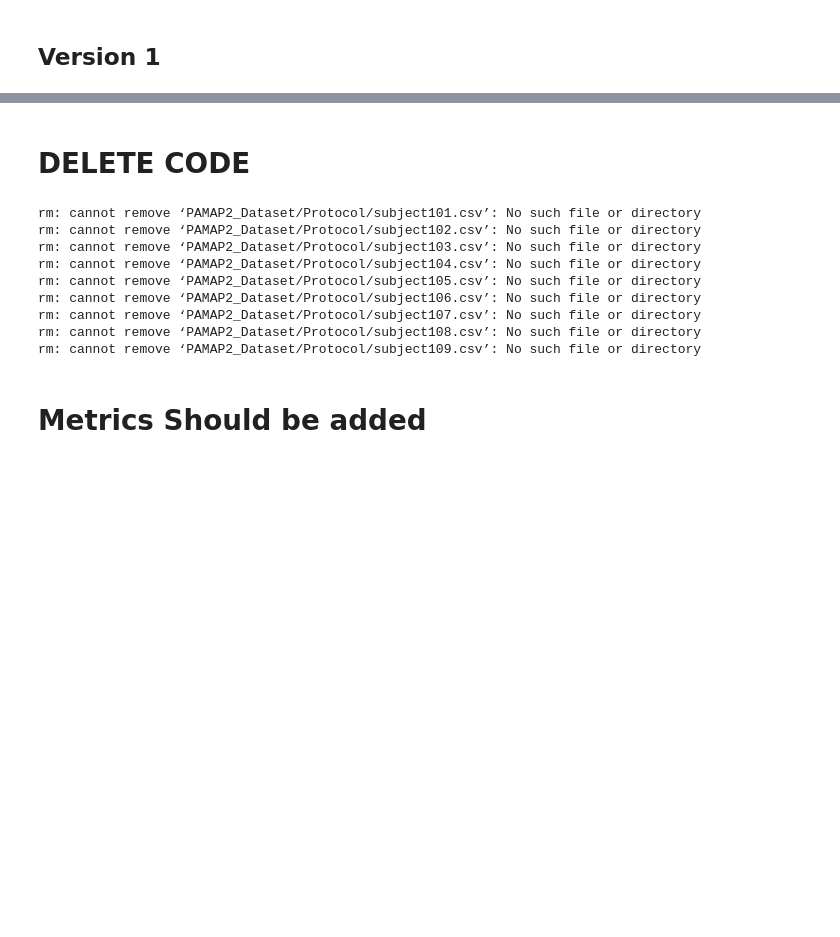
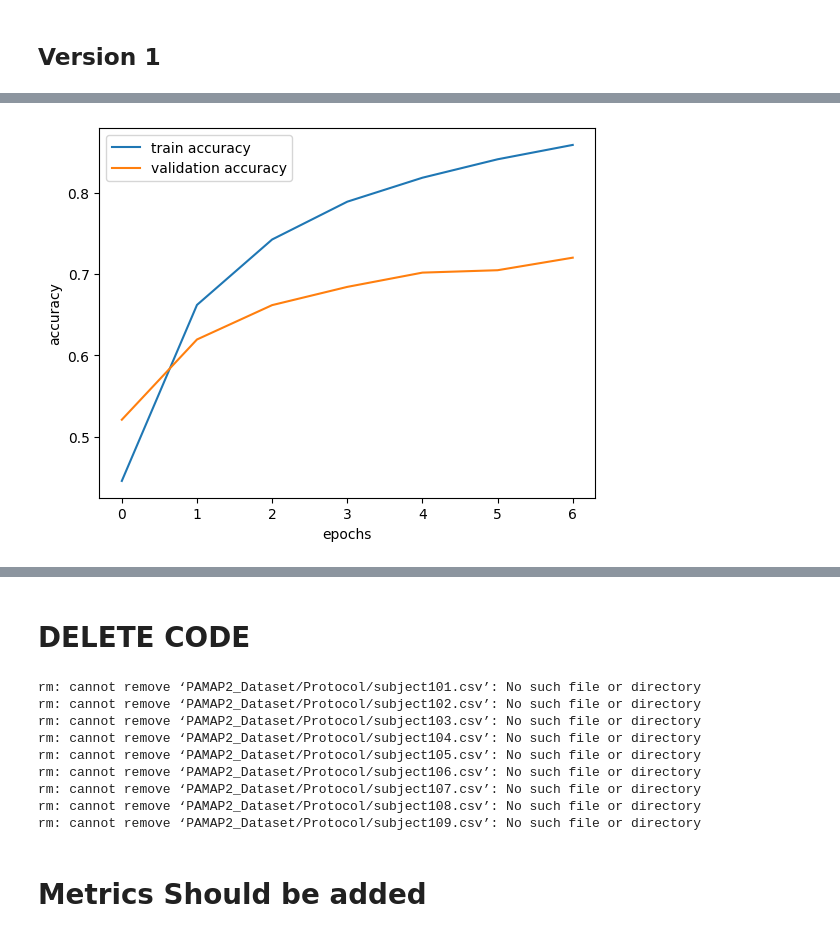
Before and after one commit to ChaiShalev18/Activity-Recognition-using-LSTM, a Jupyter notebook: DL_Assignment2.ipynb, the cells around one changed output, grey strips where cells are left out. Drawn from its saved outputs; the diff is of its cells as text; code cells hidden in the pictures; blank space fills up the shorter version.

```diff
--- a/DL_Assignment2.ipynb
+++ b/DL_Assignment2.ipynb
@@ -713,0 +939,9 @@ window_size = 1000
+# %%
+kfolds_datasets = {}
+for idx,model_dict in enumerate(kfolds.values()):
+    print(f' creating Model #{idx+1} dataset')
+    kfolds_datasets['Model ' +str(idx+1)] = {}
+    train_ds = lstm_dataset_v1(model_dict['Train'],window = window_size  ,stride =  stride )
+    kfolds_datasets['Model ' +str(idx+1)]['Train'] = train_ds
+    valid_ds = lstm_dataset_v1(model_dict['Valid'],window = window_size  ,stride =  stride)
+    kfolds_datasets['Model ' +str(idx+1)]['Valid'] = valid_ds
@@ -713,0 +968,15 @@ window_size = 1000
+# %%
+class lstm_model_v1(nn.Module):
+    def __init__(self,input_size ,hidden_size, classes_amount):
+        super().__init__()
+        self.lstm = nn.LSTM(input_size = input_size, hidden_size = hidden_size, batch_first = True)
+        self.fc = nn.Linear( hidden_size , classes_amount )
+
+    def forward(self, x):
+        output, (hidden, cell) = self.lstm(x)
+        hidden.squeeze_(0)
+        x = self.fc(hidden)
+        return x
+
+classes_amount = len(set(df['activityID']))
+lstm_model_v1 = lstm_model_v1(input_size, hidden_size,classes_amount )
@@ -713,0 +992,2 @@ window_size = 1000
+# %%
+model_history = train_and_validate_kfold(lstm_model_v1, kfolds_datasets, epochs=epochs, batch_size=batch_size, learning_rate=learning_rate, loss_fn=loss_fn)
@@ -713,0 +1041,4 @@ window_size = 1000
+# %%
+
+history = get_mean_history(model_history, kfolds_count)
+history
@@ -713,0 +1064,4 @@ window_size = 1000
+# %%
+plot_accuracy(epochs, history)
+# %% [output]
+[figure, added]
```
Also changed, not shown: parts of 46 cells of this notebook.
